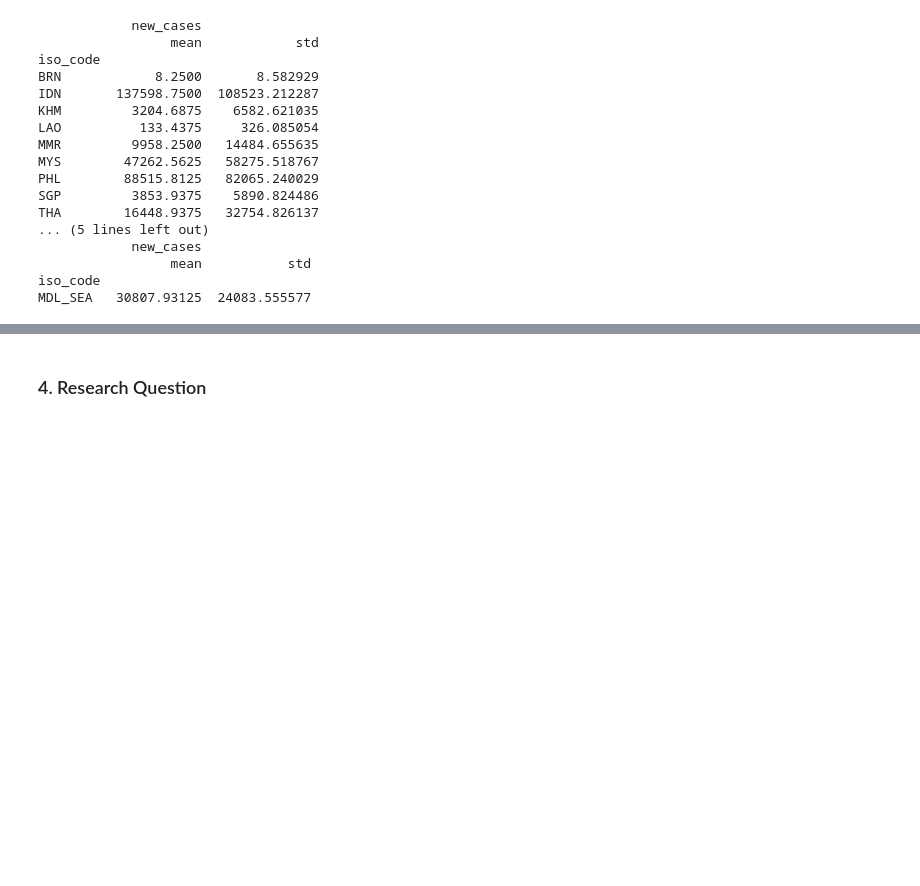
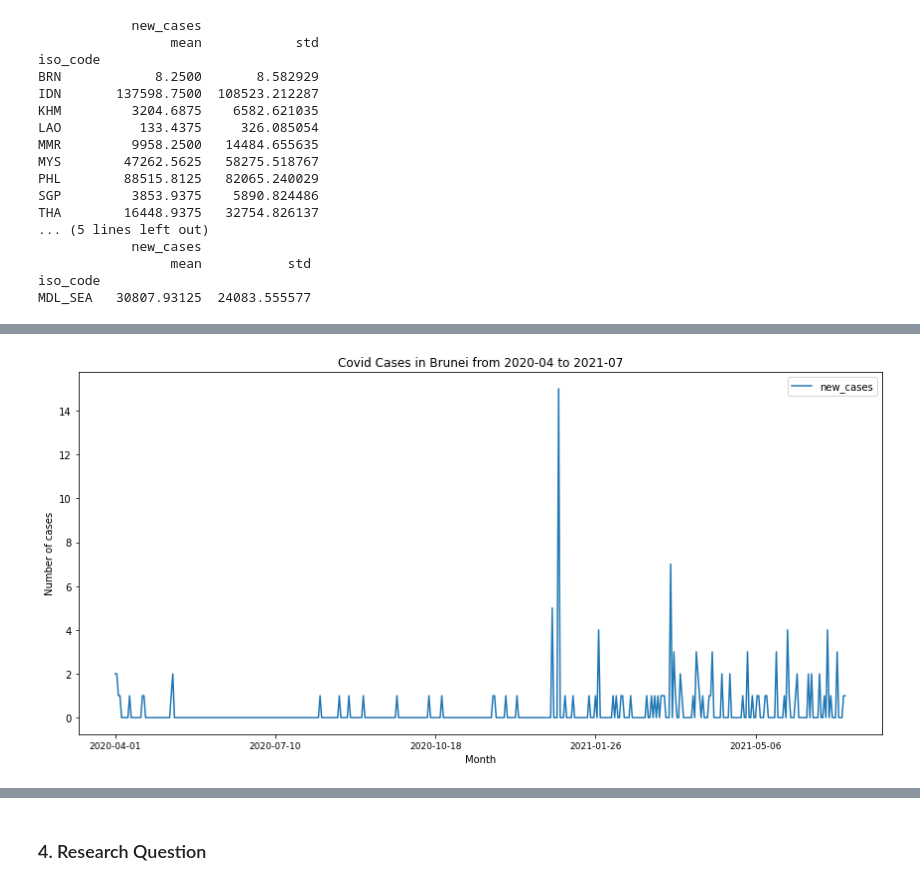
Before and after one commit to jm55/CSMODEL, a Jupyter notebook: COVID-19/Escalona - Experiment Notebook.ipynb, the cells around one changed output, grey strips where cells are left out. Cells and saved outputs as stored; diff of their text form; code cells hidden in the pictures; blank space fills up the shorter version.

```diff
--- a/COVID-19/Escalona - Experiment Notebook.ipynb
+++ b/COVID-19/Escalona - Experiment Notebook.ipynb
@@ -417,0 +403,4 @@ plt.tight_layout()
+# %%
+BRN_graph = createCountryLineChart("BRN", "date", "new_cases", "Covid Cases in Brunei from 2020-04 to 2021-07")
+# %% [output]
+[figure, added]
```
Also changed, not shown: parts of 18 cells of this notebook.
